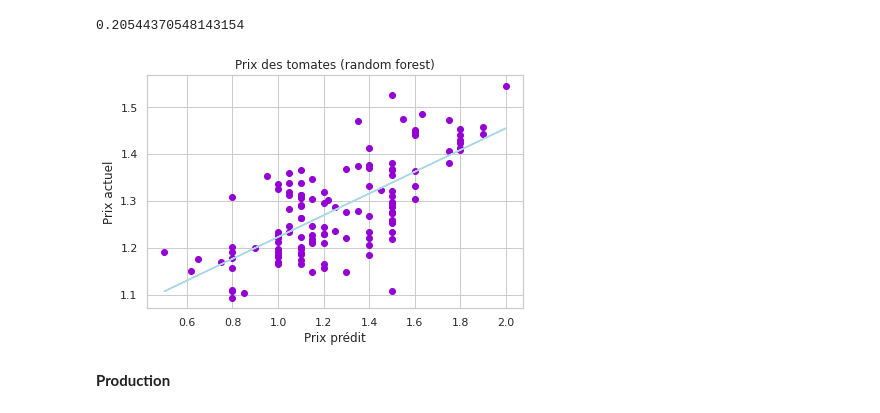
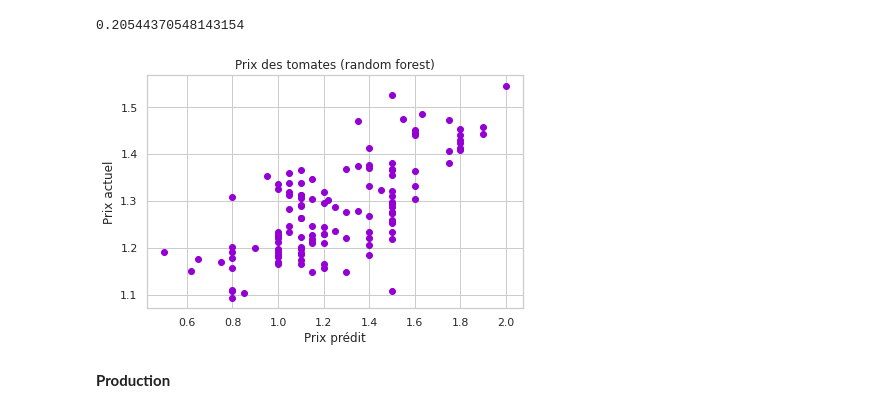
Before and after one commit to Lydu7979/Projet-chef-d-oeuvre-bon-, a Jupyter notebook: Modèles/Random Forest/Projet_chef_d'oeuvre(Random_Forest).ipynb, the cells around one changed output. Cells and saved outputs as stored; diff of their text form; code cells hidden in the pictures.

```diff
--- a/Modèles/Random Forest/Projet_chef_d'oeuvre(Random_Forest).ipynb
+++ b/Modèles/Random Forest/Projet_chef_d'oeuvre(Random_Forest).ipynb
@@ -421,14 +418,11 @@ mean_absolute_error(y_test, best_preds)
 # %%
 plt.scatter(y_test, best_preds, color = 'darkviolet')
 plt.title('Prix des tomates (random forest)')
 plt.xlabel('Prix prédit')
 plt.ylabel('Prix actuel')
-z = np.polyfit(y_test, best_preds, 1)
-p = np.poly1d(z)
-plt.plot(y_test,p(y_test), color='lightblue')
 plt.show()
 # %% [output]
-[figure, old version]
+[figure, new version]
 # %% [markdown]
 **Production**
 # %%
```
Also changed, not shown: parts of 4 cells of this notebook, 1 other file.
